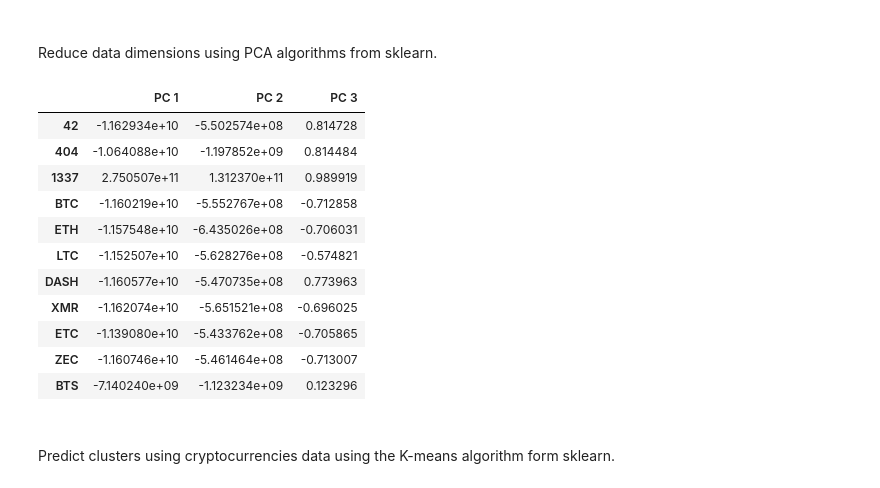
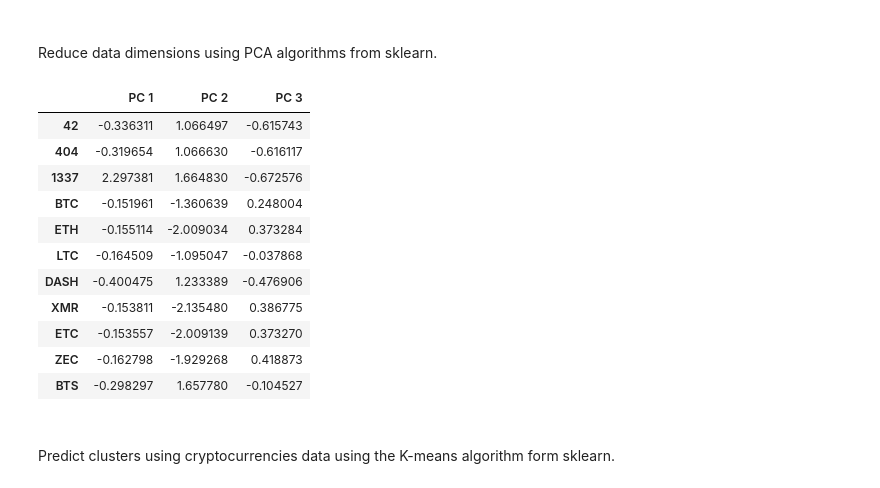
Before and after one commit to TrentBrunson/Cryptocurrencies, a Jupyter notebook: cryptoCurrency.ipynb, the cells around one changed output. Drawn from its saved outputs; the diff is of its cells as text; code cells hidden in the pictures.

```diff
--- a/cryptoCurrency.ipynb
+++ b/cryptoCurrency.ipynb
@@ -214,38 +191,37 @@ X = pd.get_dummies(crypto_df, columns=['Algorithm', 'ProofType'])
 ###
 Reduce data dimensions using PCA algorithms from sklearn.
 # %%
-# apply PCA to reduce feature set to 3
-# PCA needs scaled data
+# PCA needs scaled data, apply PCA to reduce feature set to 3
 # standardize data with StandardScaler
-crypto_scaled = StandardScaler().fit_transform(X)
+X_scaled = StandardScaler().fit_transform(X)
 
 # after standardizing, use PCA to reduce features
 # Initialize PCA model
 pca = PCA(n_components=3)
 
 # Get principal components for the data.
-crypto_pca = pca.fit_transform(X)
+crypto_pca = pca.fit_transform(X_scaled)
 
 # transform PCA data into DF, set index to match crypto_df index
 pcs_df = pd.DataFrame(
     data=crypto_pca,
     columns=['PC 1', 'PC 2', 'PC 3'],
     index=crypto_df.index
 )
 pcs_df.head(11)
 # %% [output]
 |  | PC 1 | PC 2 | PC 3 |
-| 42 | -1.162934e+10 | -5.502574e+08 | 0.814728 |
-| 404 | -1.064088e+10 | -1.197852e+09 | 0.814484 |
-| 1337 | 2.750507e+11 | 1.312370e+11 | 0.989919 |
-| BTC | -1.160219e+10 | -5.552767e+08 | -0.712858 |
-| ETH | -1.157548e+10 | -6.435026e+08 | -0.706031 |
-| LTC | -1.152507e+10 | -5.628276e+08 | -0.574821 |
-| DASH | -1.160577e+10 | -5.470735e+08 | 0.773963 |
-| XMR | -1.162074e+10 | -5.651521e+08 | -0.696025 |
-| ETC | -1.139080e+10 | -5.433762e+08 | -0.705865 |
-| ZEC | -1.160746e+10 | -5.461464e+08 | -0.713007 |
-| BTS | -7.140240e+09 | -1.123234e+09 | 0.123296 |
+| 42 | -0.336311 | 1.066497 | -0.615743 |
+| 404 | -0.319654 | 1.066630 | -0.616117 |
+| 1337 | 2.297381 | 1.664830 | -0.672576 |
+| BTC | -0.151961 | -1.360639 | 0.248004 |
+| ETH | -0.155114 | -2.009034 | 0.373284 |
+| LTC | -0.164509 | -1.095047 | -0.037868 |
+| DASH | -0.400475 | 1.233389 | -0.476906 |
+| XMR | -0.153811 | -2.135480 | 0.386775 |
+| ETC | -0.153557 | -2.009139 | 0.373270 |
+| ZEC | -0.162798 | -1.929268 | 0.418873 |
+| BTS | -0.298297 | 1.657780 | -0.104527 |
 # %% [markdown]
 ###
 Predict clusters using cryptocurrencies data using the K-means algorithm form sklearn.
```
Also changed, not shown: parts of 5 cells of this notebook.
